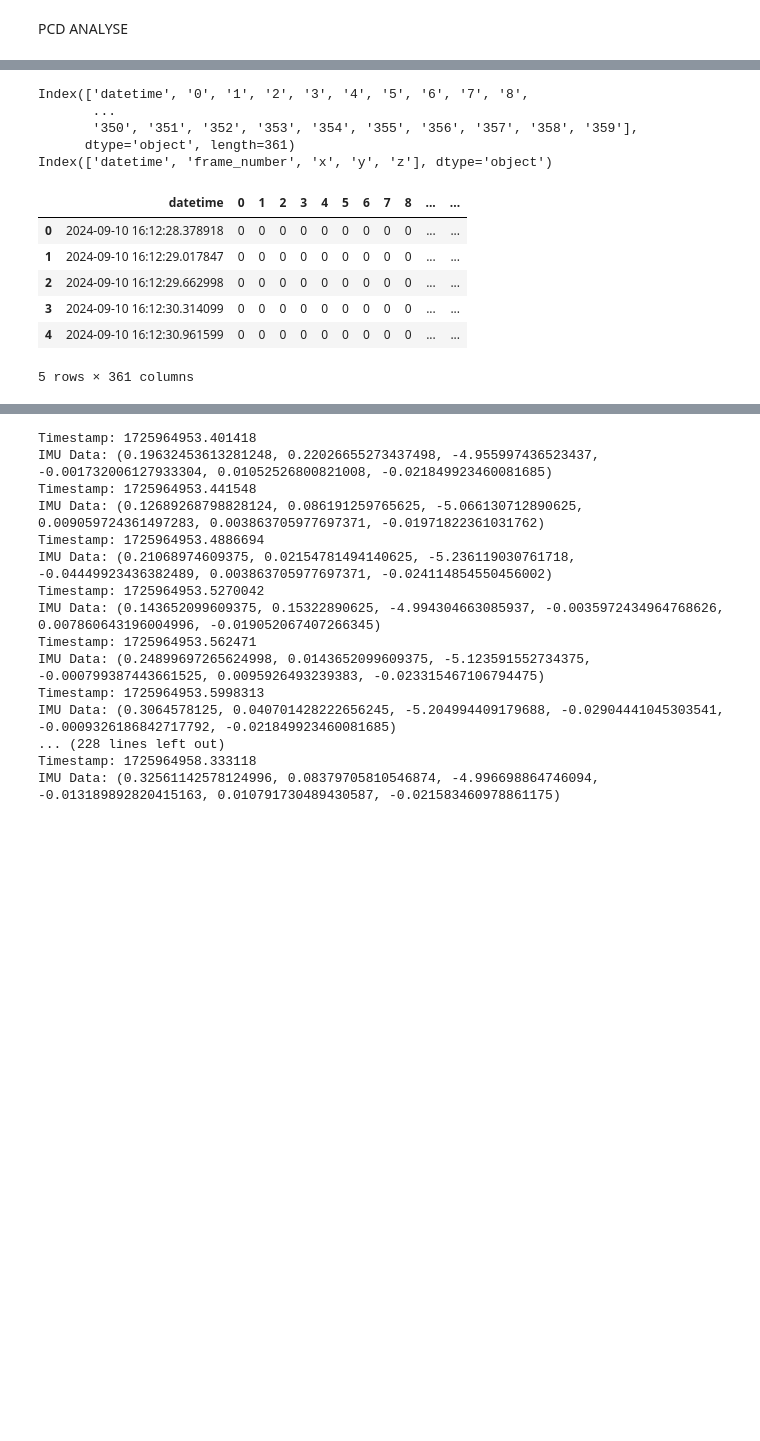
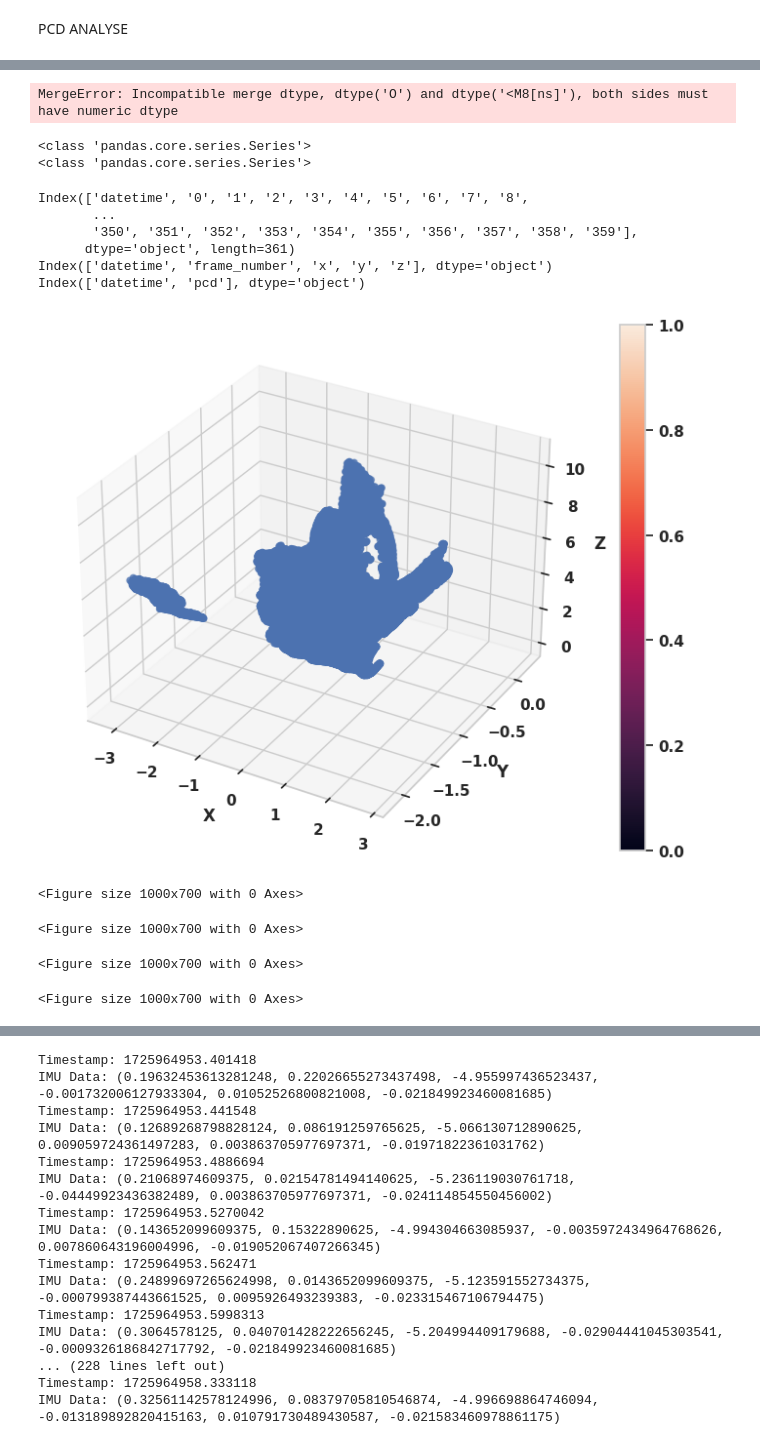
Before and after one commit to tirthankarhalder/mmSLAM, a Jupyter notebook: generatePCDAnalyse.ipynb, the cells around one changed output, grey strips where cells are left out. Cells and saved outputs as stored; diff of their text form; code cells hidden in the pictures; blank space fills up the shorter version.

```diff
--- a/generatePCDAnalyse.ipynb
+++ b/generatePCDAnalyse.ipynb
@@ -87,19 +156,49 @@ depthDf = pd.read_csv("./datasets/depth_data/drone_2024-09-10_16_12_18_test_dept
+# %%
+depthDf = pd.read_csv("depth.csv")
+# %%
+depthDf["depthPCD"][0]
+lisx = ast.literal_eval(depthDf["depthPCD"][0])
+# %%
+pcda = np.array(lisx)
+# %%
+pcda[:,0]
+sns.set(style="whitegrid")
+fig = plt.figure(figsize=(12,7))
+ax = fig.add_subplot(111,projection='3d')
+# lisx = ast.literal_eval(pcd["x"])
+# lisy = ast.literal_eval(row["y"])
+# lisz = ast.literal_eval(row["z"])
+# print(li[0])
+img = ax.scatter(pcda[:,0], pcda[:,1],pcda[:,2], cmap="viridis",marker='o')
+fig.colorbar(img)
+ax.set_xlabel('X')
+ax.set_ylabel('Y')
+ax.set_zlabel('Z')
+
+plt.savefig("depth.png")
+# plt.show()
+plt.close()
+# %%
+# df.merge(lidarDf,on='datetime',)
+mergerdPcdDepth = pd.merge_asof(df, depthDf, on='datetime',tolerance=pd.Timedelta('2us'), direction='nearest')
+print(mergerdPcdDepth.shape)
+mergerdPcdDepth.head(5)
+# %% [output]
+MergeError: Incompatible merge dtype, dtype('O') and dtype('<M8[ns]'), both sides must have numeric dtype
+# %%
+print(type(df['datetime']))
+print(type(depthDf['datetime']))
+# %% [output]
+<class 'pandas.core.series.Series'>
+<class 'pandas.core.series.Series'>
 # %%
 print(lidarDf.columns)
 print(depthDf.columns)
+print(df.columns)
 # %% [output]
 Index(['datetime', '0', '1', '2', '3', '4', '5', '6', '7', '8',
        ...
        '350', '351', '352', '353', '354', '355', '356', '357', '358', '359'],
       dtype='object', length=361)
 Index(['datetime', 'frame_number', 'x', 'y', 'z'], dtype='object')
+Index(['datetime', 'pcd'], dtype='object')
-# %%
-lidarDf.head()
-# %% [output]
-|  | datetime | 0 | 1 | 2 | 3 | 4 | 5 | 6 | 7 | 8 | ... | ... |
-| 0 | 2024-09-10 16:12:28.378918 | 0 | 0 | 0 | 0 | 0 | 0 | 0 | 0 | 0 | ... | ... |
-| 1 | 2024-09-10 16:12:29.017847 | 0 | 0 | 0 | 0 | 0 | 0 | 0 | 0 | 0 | ... | ... |
-| 2 | 2024-09-10 16:12:29.662998 | 0 | 0 | 0 | 0 | 0 | 0 | 0 | 0 | 0 | ... | ... |
-| 3 | 2024-09-10 16:12:30.314099 | 0 | 0 | 0 | 0 | 0 | 0 | 0 | 0 | 0 | ... | ... |
-| 4 | 2024-09-10 16:12:30.961599 | 0 | 0 | 0 | 0 | 0 | 0 | 0 | 0 | 0 | ... | ... |
-5 rows × 361 columns
@@ -105,0 +207,26 @@ lidarDf.head()
+# %%
+sns.set(style="whitegrid")
+fig = plt.figure(figsize=(12,7))
+ax = fig.add_subplot(111,projection='3d')
+for index,row in depthDf.iterrows():
+    i=0
+    lisx = ast.literal_eval(row["x"])
+    lisy = ast.literal_eval(row["y"])
+    lisz = ast.literal_eval(row["z"])
+    # print(li[0])
+    img = ax.scatter(lisx, lisy,lisz, cmap="viridis",marker='o')
+    fig.colorbar(img)
+    ax.set_xlabel('X')
+    ax.set_ylabel('Y')
+    ax.set_zlabel('Z')
+
+    plt.savefig("depth.png")
+    # plt.show()
+    plt.close()
+    # break
+# %% [output]
+[figure, added]
+<Figure size 1000x700 with 0 Axes>
+<Figure size 1000x700 with 0 Axes>
+<Figure size 1000x700 with 0 Axes>
+<Figure size 1000x700 with 0 Axes>
```
Also changed, not shown: parts of 20 cells of this notebook, 14 other files.
